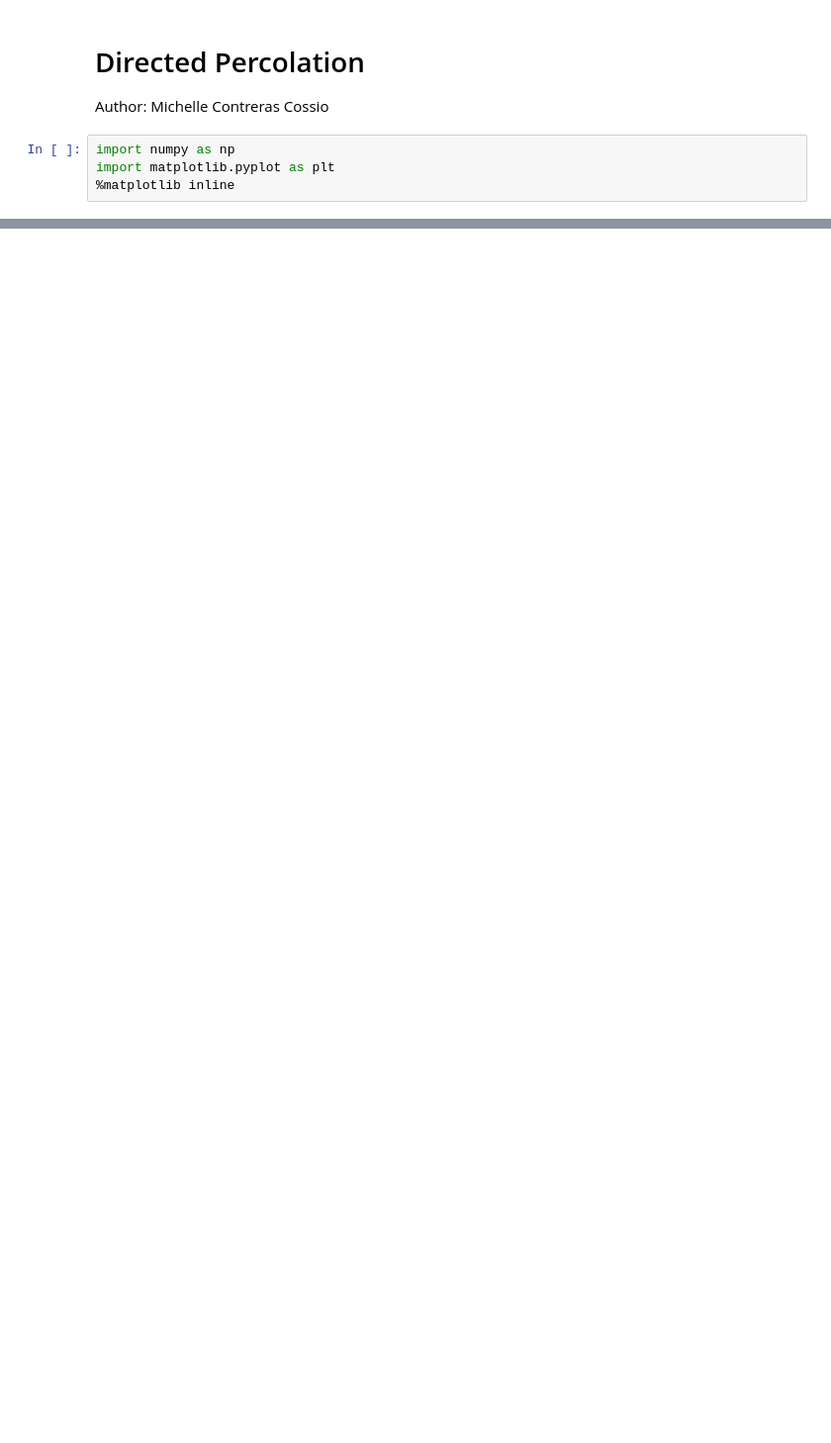
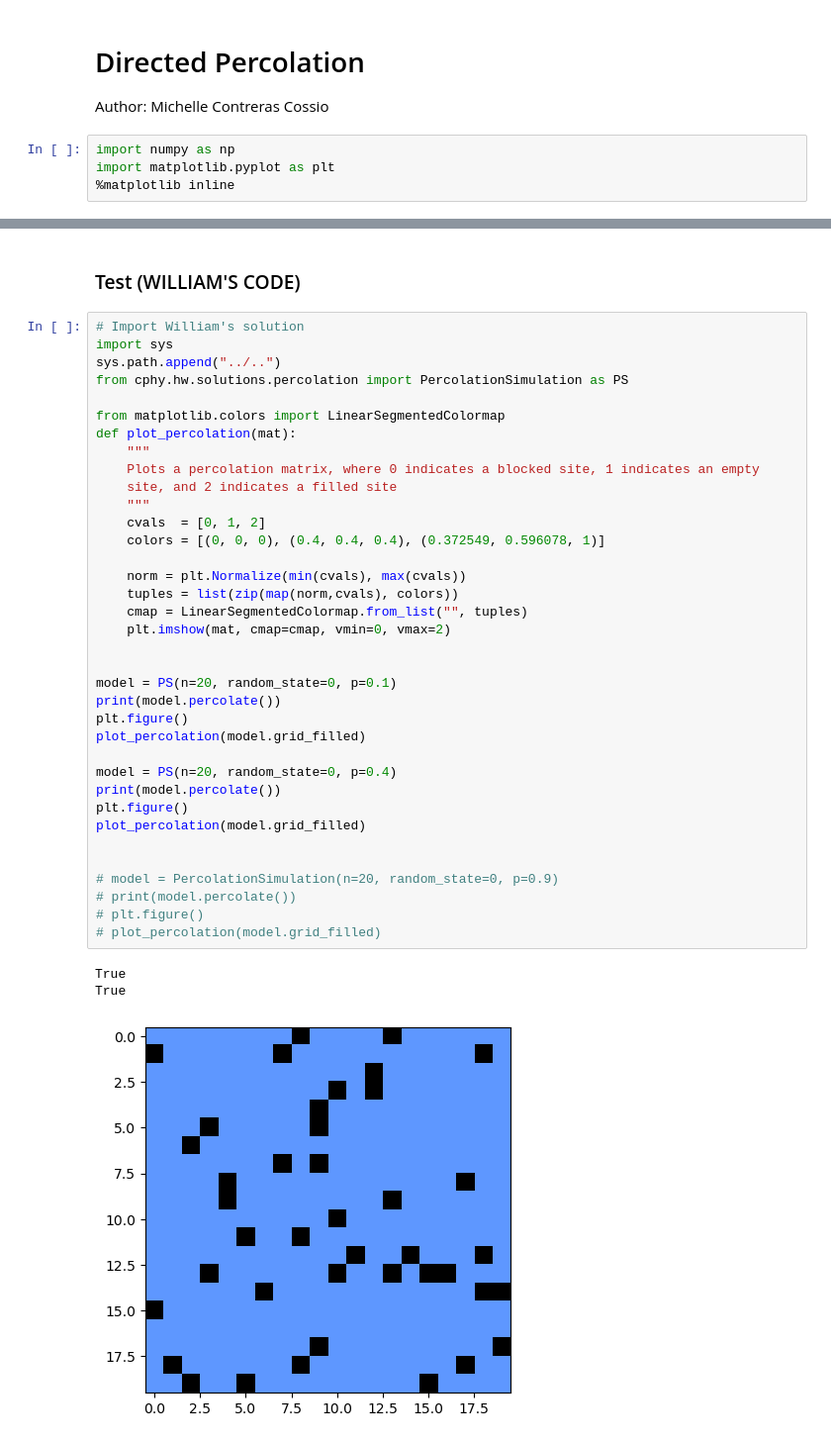
Before and after one commit to micontre/computational_physics, a Jupyter notebook: code/hw1/percolation.ipynb, the cells around one changed output, grey strips where cells are left out. Shown: that part at 99% size. Saved outputs shown, nothing was run; the diff lists cells and outputs as text; blank space fills up the shorter version.

```diff
--- a/code/hw1/percolation.ipynb
+++ b/code/hw1/percolation.ipynb
@@ -182,0 +336,42 @@ class PercolationSimulation:
+# %% [markdown]
+### Test (WILLIAM'S CODE)
+# %%
+# Import William's solution
+import sys
+sys.path.append("../..")
+from cphy.hw.solutions.percolation import PercolationSimulation as PS
+
+from matplotlib.colors import LinearSegmentedColormap
+def plot_percolation(mat):
+    """
+    Plots a percolation matrix, where 0 indicates a blocked site, 1 indicates an empty
+    site, and 2 indicates a filled site
+    """
+    cvals  = [0, 1, 2]
+    colors = [(0, 0, 0), (0.4, 0.4, 0.4), (0.372549, 0.596078, 1)]
+
+    norm = plt.Normalize(min(cvals), max(cvals))
+    tuples = list(zip(map(norm,cvals), colors))
+    cmap = LinearSegmentedColormap.from_list("", tuples)
+    plt.imshow(mat, cmap=cmap, vmin=0, vmax=2)
+
+
+model = PS(n=20, random_state=0, p=0.1)
+print(model.percolate())
+plt.figure()
+plot_percolation(model.grid_filled)
+
+model = PS(n=20, random_state=0, p=0.4)
+print(model.percolate())
+plt.figure()
+plot_percolation(model.grid_filled)
+
+
+# model = PercolationSimulation(n=20, random_state=0, p=0.9)
+# print(model.percolate())
+# plt.figure()
+# plot_percolation(model.grid_filled)
+# %% [output]
+True
+True
+[figure, added]
```
Also changed, not shown: parts of 13 cells of this notebook.
